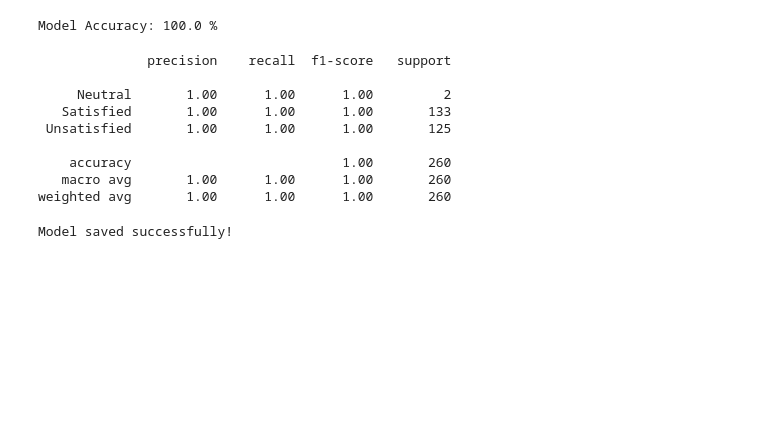
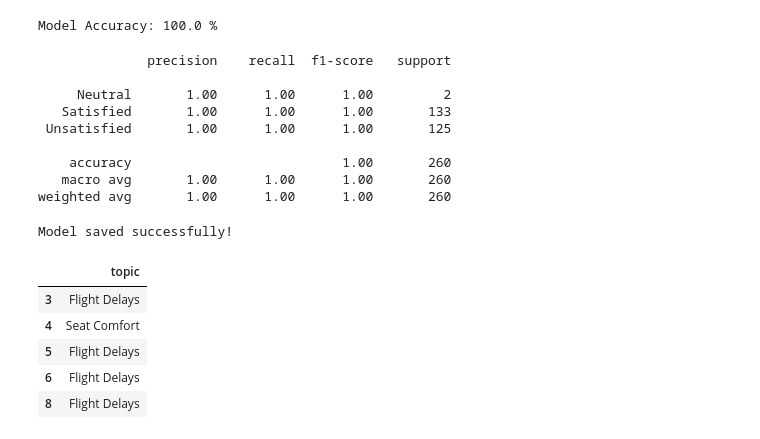
Before and after one commit to andie-dm/Skysense-ai-british-airways-project-andie-saras-ai, a Jupyter notebook: notebooks/01_exploration.ipynb, the cells around one changed output. Cells and saved outputs as stored; diff of their text form; code cells hidden in the pictures; blank space fills up the shorter version.

```diff
--- a/notebooks/01_exploration.ipynb
+++ b/notebooks/01_exploration.ipynb
@@ -574,3 +574,48 @@ joblib.dump(model, "../src/customer_satisfaction_model.pkl")
 print("Model saved successfully!")
 # %% [output]
 Model saved successfully!
+# %%
+def categorize_complaint(text):
+
+    text = text.lower()
+
+    if any(word in text for word in [
+        "delay", "delayed", "hours", "late"
+    ]):
+        return "Flight Delays"
+
+    elif any(word in text for word in [
+        "staff", "service", "customer"
+    ]):
+        return "Customer Service"
+
+    elif any(word in text for word in [
+        "seat", "seats", "cabin"
+    ]):
+        return "Seat Comfort"
+
+    elif any(word in text for word in [
+        "food", "meal", "drink"
+    ]):
+        return "Food Quality"
+
+    elif any(word in text for word in [
+        "airport", "check", "boarding"
+    ]):
+        return "Airport Experience"
+
+    else:
+        return "Other"
+# %%
+negative_reviews["topic"] = negative_reviews["reviews"].apply(
+    categorize_complaint
+)
+
+negative_reviews[["topic"]].head()
+# %% [output]
+|  | topic |
+| 3 | Flight Delays |
+| 4 | Seat Comfort |
+| 5 | Flight Delays |
+| 6 | Flight Delays |
+| 8 | Flight Delays |
```
Also changed, not shown: parts of 3 cells of this notebook, 1 other file.
